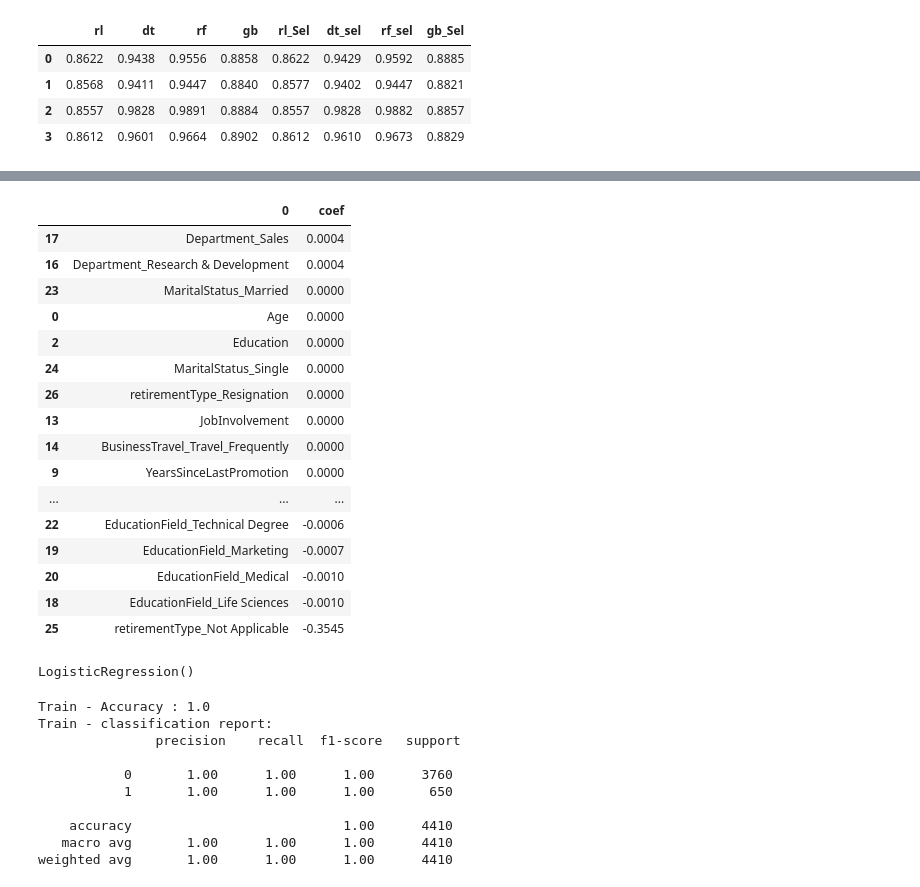
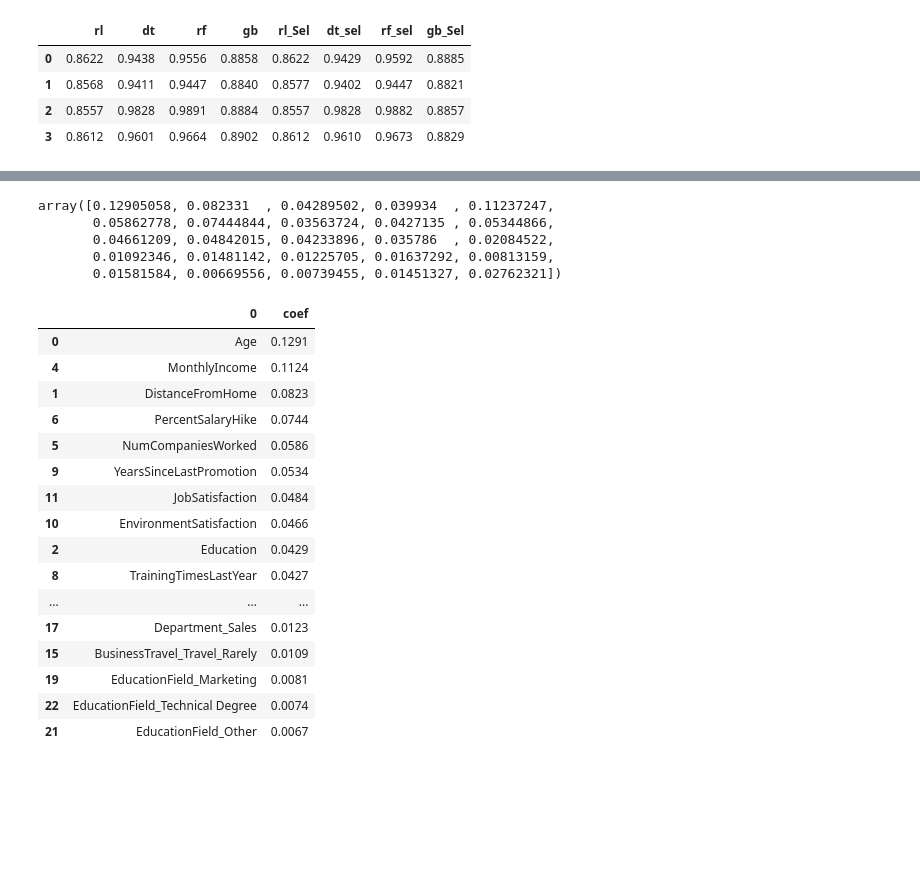
Before and after one commit to SantiRestrepoOlarte/ML_HumanResources, a Jupyter notebook: d_modelos.ipynb, the cells around one changed output, grey strips where cells are left out. Saved outputs shown, nothing was run; the diff lists cells and outputs as text; code cells hidden in the pictures; blank space fills up the shorter version.

Commit message:
Actualización final selección de variables para exposición

```diff
--- a/d_modelos.ipynb
+++ b/d_modelos.ipynb
@@ -275,45 +240,33 @@ X_train_std_1
+# %%
+variables=mrfc.feature_names_in_
+importancia = mrfc.feature_importances_
+importancia
+# %% [output]
+array([0.12905058, 0.082331  , 0.04289502, 0.039934  , 0.11237247,
+       0.05862778, 0.07444844, 0.03563724, 0.0427135 , 0.05344866,
+       0.04661209, 0.04842015, 0.04233896, 0.035786  , 0.02084522,
+       0.01092346, 0.01481142, 0.01225705, 0.01637292, 0.00813159,
+       0.01581584, 0.00669556, 0.00739455, 0.01451327, 0.02762321])
 # %%
-names=sel_.feature_names_in_
-coef=sel_.estimator_.coef_
-
-df=pd.DataFrame(names)
-df['coef']=coef
+df=pd.DataFrame(variables)
+df['coef']=importancia
 
 df.sort_values(by='coef', ascending=False)
 # %% [output]
 |  | 0 | coef |
-| 17 | Department_Sales | 0.0004 |
-| 16 | Department_Research & Development | 0.0004 |
-| 23 | MaritalStatus_Married | 0.0000 |
-| 0 | Age | 0.0000 |
-| 2 | Education | 0.0000 |
-| 24 | MaritalStatus_Single | 0.0000 |
-| 26 | retirementType_Resignation | 0.0000 |
-| 13 | JobInvolvement | 0.0000 |
-| 14 | BusinessTravel_Travel_Frequently | 0.0000 |
-| 9 | YearsSinceLastPromotion | 0.0000 |
+| 0 | Age | 0.1291 |
+| 4 | MonthlyIncome | 0.1124 |
+| 1 | DistanceFromHome | 0.0823 |
+| 6 | PercentSalaryHike | 0.0744 |
+| 5 | NumCompaniesWorked | 0.0586 |
+| 9 | YearsSinceLastPromotion | 0.0534 |
+| 11 | JobSatisfaction | 0.0484 |
+| 10 | EnvironmentSatisfaction | 0.0466 |
+| 2 | Education | 0.0429 |
+| 8 | TrainingTimesLastYear | 0.0427 |
 | ... | ... | ... |
-| 22 | EducationField_Technical Degree | -0.0006 |
-| 19 | EducationField_Marketing | -0.0007 |
-| 20 | EducationField_Medical | -0.0010 |
-| 18 | EducationField_Life Sciences | -0.0010 |
-| 25 | retirementType_Not Applicable | -0.3545 |
+| 17 | Department_Sales | 0.0123 |
+| 15 | BusinessTravel_Travel_Rarely | 0.0109 |
+| 19 | EducationField_Marketing | 0.0081 |
+| 22 | EducationField_Technical Degree | 0.0074 |
+| 21 | EducationField_Other | 0.0067 |
-# %%
-# Ajustar el modelo a los datos
-mcla.fit(X_train_std_1, y_train)
-# %% [output]
-LogisticRegression()
-# %%
-print ("Train - Accuracy :", metrics.accuracy_score(y_train, mcla.predict(X_train_std_1)))
-print ("Train - classification report:\n", metrics.classification_report(y_train, mcla.predict(X_train_std_1)))
-# %% [output]
-Train - Accuracy : 1.0
-Train - classification report:
-               precision    recall  f1-score   support
-
-           0       1.00      1.00      1.00      3760
-           1       1.00      1.00      1.00       650
-
-    accuracy                           1.00      4410
-   macro avg       1.00      1.00      1.00      4410
-weighted avg       1.00      1.00      1.00      4410
```
Also changed, not shown: parts of 1 cell of this notebook.
